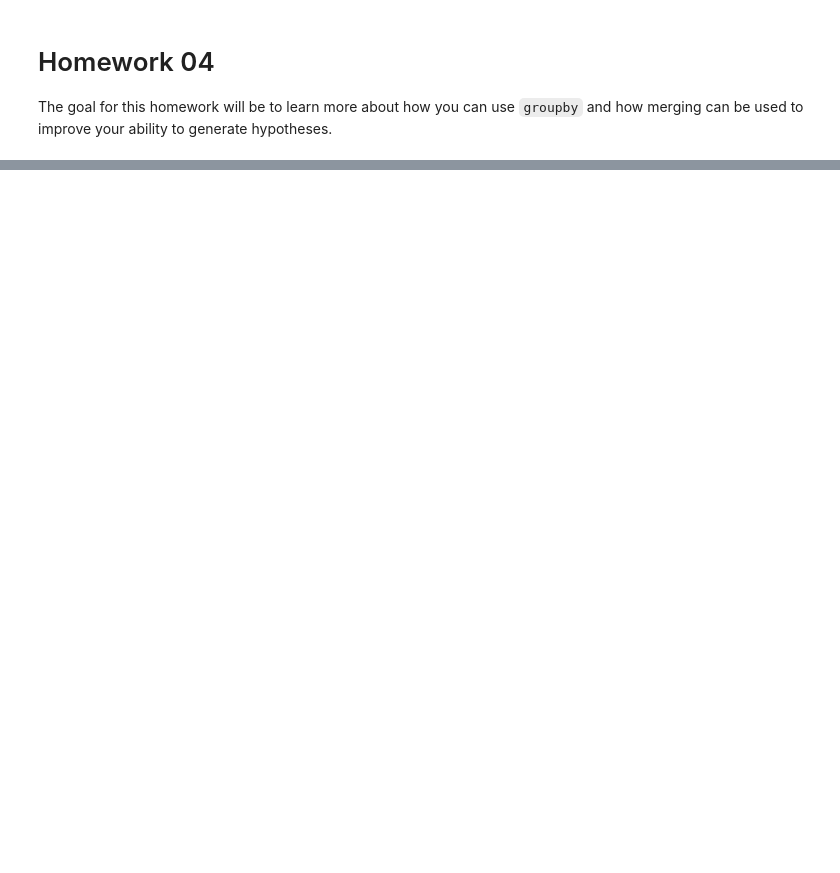
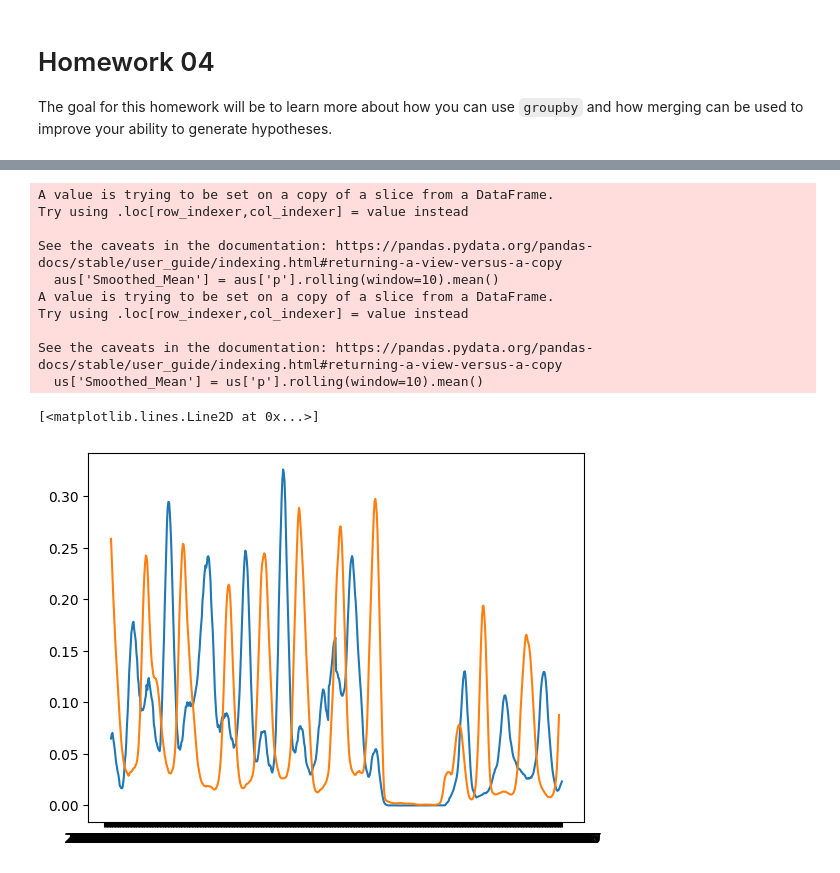
Before and after one commit to computationalUncertaintyLab/dexp_book, a Jupyter notebook: Homework04.ipynb, the cells around one changed output, grey strips where cells are left out. Saved outputs shown, nothing was run; the diff lists cells and outputs as text; code cells hidden in the pictures; blank space fills up the shorter version.

```diff
--- a/Homework04.ipynb
+++ b/Homework04.ipynb
@@ -48,0 +82,33 @@ plt.show()
+# %%
+def total(x):
+    ttl_pos      = np.sum( x["Influenza positive"])
+    ttl_tested   = np.sum( x["Specimen tested"])
+
+    return pd.Series({"pos":ttl_pos, "tests":ttl_tested})
+
+
+d_total = d.groupby(["Country area or territory"
+                     ,"Week start date (ISO 8601 calendar)"]).apply(total).reset_index()
+# %%
+d_total = d_total.loc[d_total.tests!=0]
+d_total["p"] = d_total.pos/d_total.tests
+# %%
+
+aus = d_total.loc[ d_total["Country area or territory"] =="Australia",: ]
+aus
+
+us = d_total.loc[ d_total["Country area or territory"] =="United States of America",: ]
+us
+
+# sns.lineplot(x = "Week start date (ISO 8601 calendar)", hue="Hemisphere", y="p"
+#              ,data=d_total )
+# plt.show()
+
+# sns.lineplot(x = "Week start date (ISO 8601 calendar)", y="p"
+#              ,data=aus )
+
+# sns.lineplot(x = "Week start date (ISO 8601 calendar)", y="p"
+#              ,data=us )
+# plt.show()
+
+us
@@ -48,0 +129,19 @@ plt.show()
+# %%
+aus['Smoothed_Mean'] = aus['p'].rolling(window=10).mean()
+plt.plot(aus["Week start date (ISO 8601 calendar)"], aus["Smoothed_Mean"])
+
+us['Smoothed_Mean'] = us['p'].rolling(window=10).mean()
+plt.plot(us["Week start date (ISO 8601 calendar)"], us["Smoothed_Mean"])
+# %% [output]
+A value is trying to be set on a copy of a slice from a DataFrame.
+Try using .loc[row_indexer,col_indexer] = value instead
+
+See the caveats in the documentation: https://pandas.pydata.org/pandas-docs/stable/user_guide/indexing.html#returning-a-view-versus-a-copy
+  aus['Smoothed_Mean'] = aus['p'].rolling(window=10).mean()
+A value is trying to be set on a copy of a slice from a DataFrame.
+Try using .loc[row_indexer,col_indexer] = value instead
+
+See the caveats in the documentation: https://pandas.pydata.org/pandas-docs/stable/user_guide/indexing.html#returning-a-view-versus-a-copy
+  us['Smoothed_Mean'] = us['p'].rolling(window=10).mean()
+[<matplotlib.lines.Line2D at 0x...>]
+[figure, added]
```
Also changed, not shown: parts of 9 cells of this notebook.
